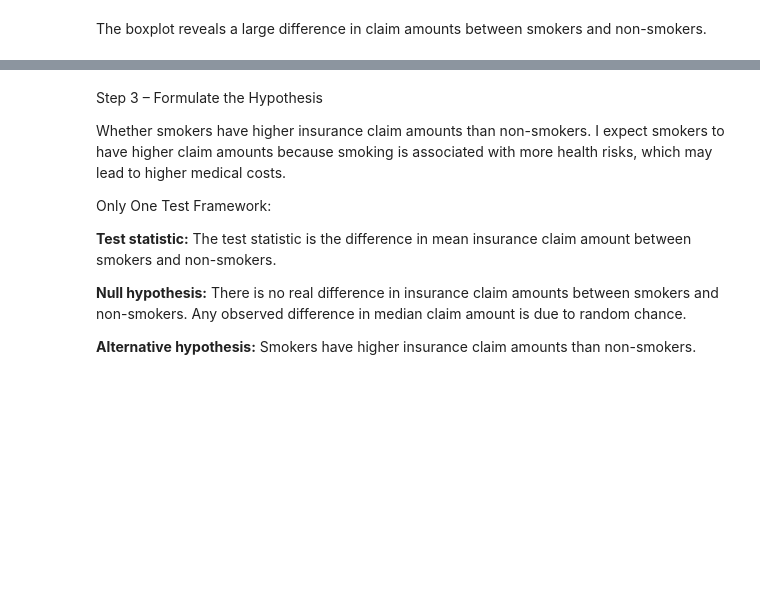
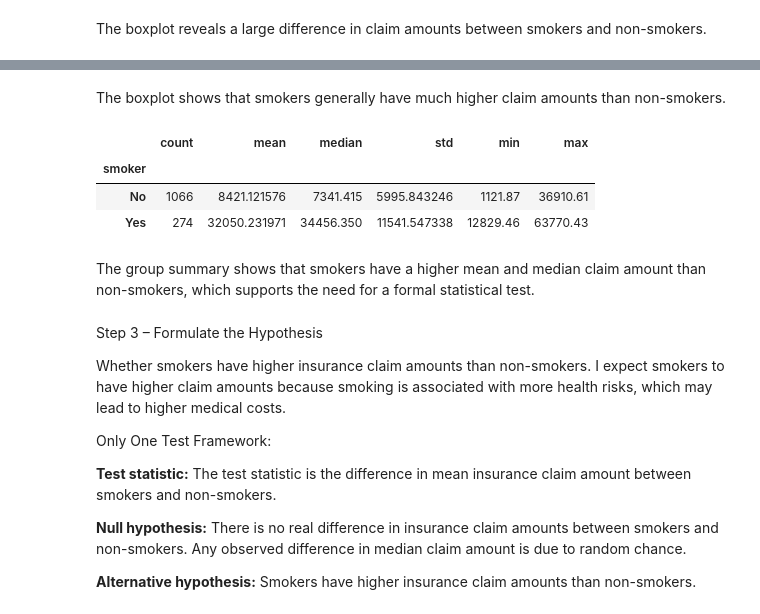
Before and after one commit to RyanChen1002/insurance-claim-analysis, a Jupyter notebook: Insurance_Claim_Analysis.ipynb, the cells around one changed output, grey strips where cells are left out. Drawn from its saved outputs; the diff is of its cells as text; code cells hidden in the pictures; blank space fills up the shorter version.

```diff
--- a/Insurance_Claim_Analysis.ipynb
+++ b/Insurance_Claim_Analysis.ipynb
@@ -75,3 +103,24 @@ dtype: int64
+# %% [markdown]
+The boxplot shows that smokers generally have much higher claim amounts than non-smokers.
+# %%
+#Group summary table
+smoker_summary = insurance.groupby("smoker")["claim"].agg(
+    count="count",
+    mean="mean",
+    median="median",
+    std="std",
+    min="min",
+    max="max"
+)
+
+display(smoker_summary)
+# %% [output]
+|  | count | mean | median | std | min | max |
+| smoker |  |  |  |  |  |  |
+| No | 1066 | 8421.121576 | 7341.415 | 5995.843246 | 1121.87 | 36910.61 |
+| Yes | 274 | 32050.231971 | 34456.350 | 11541.547338 | 12829.46 | 63770.43 |
+# %% [markdown]
+The group summary shows that smokers have a higher mean and median claim amount than non-smokers, which supports the need for a formal statistical test.
 # %% [markdown]
 Step 3 – Formulate the Hypothesis
 
```
Also changed, not shown: parts of 14 cells of this notebook.
